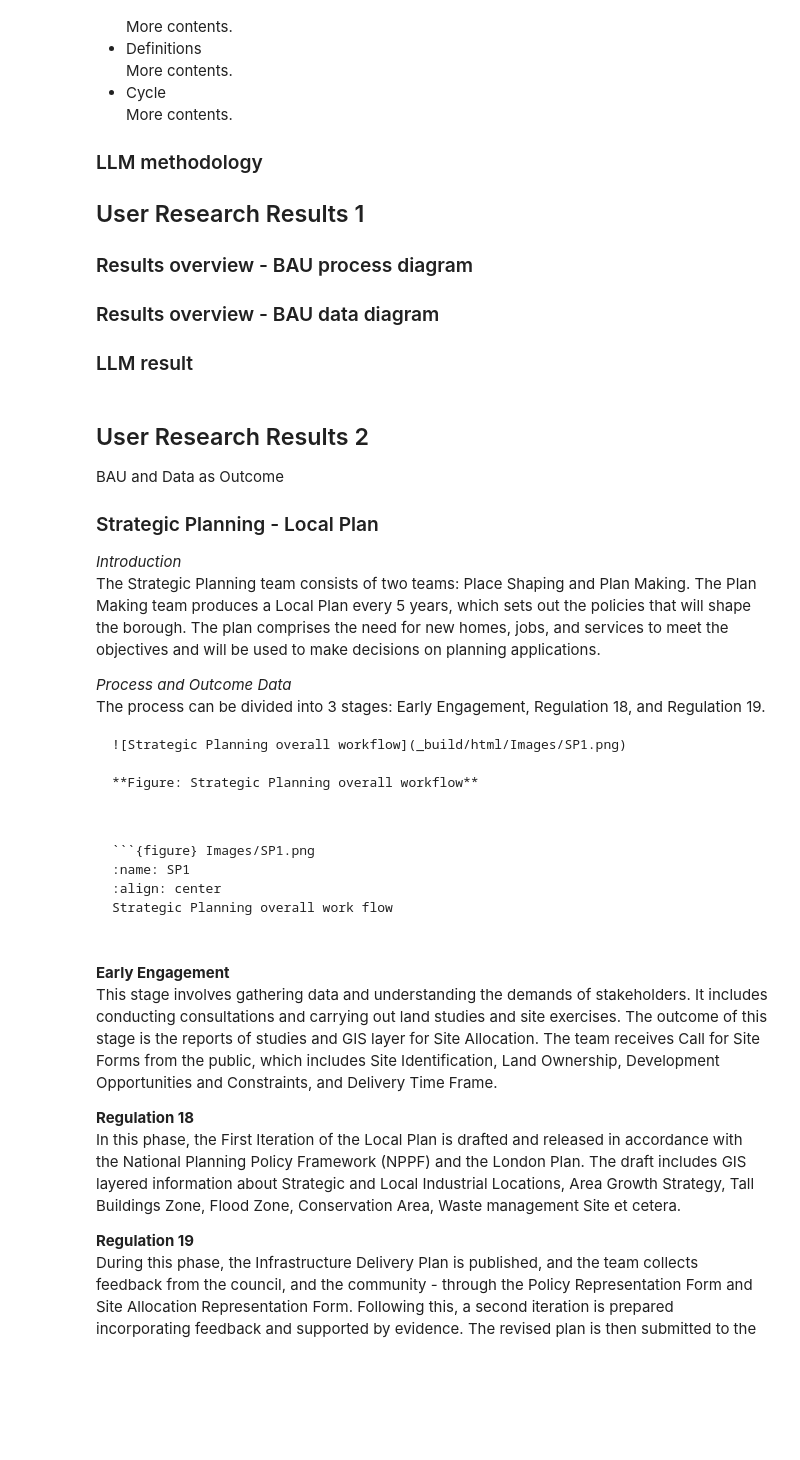
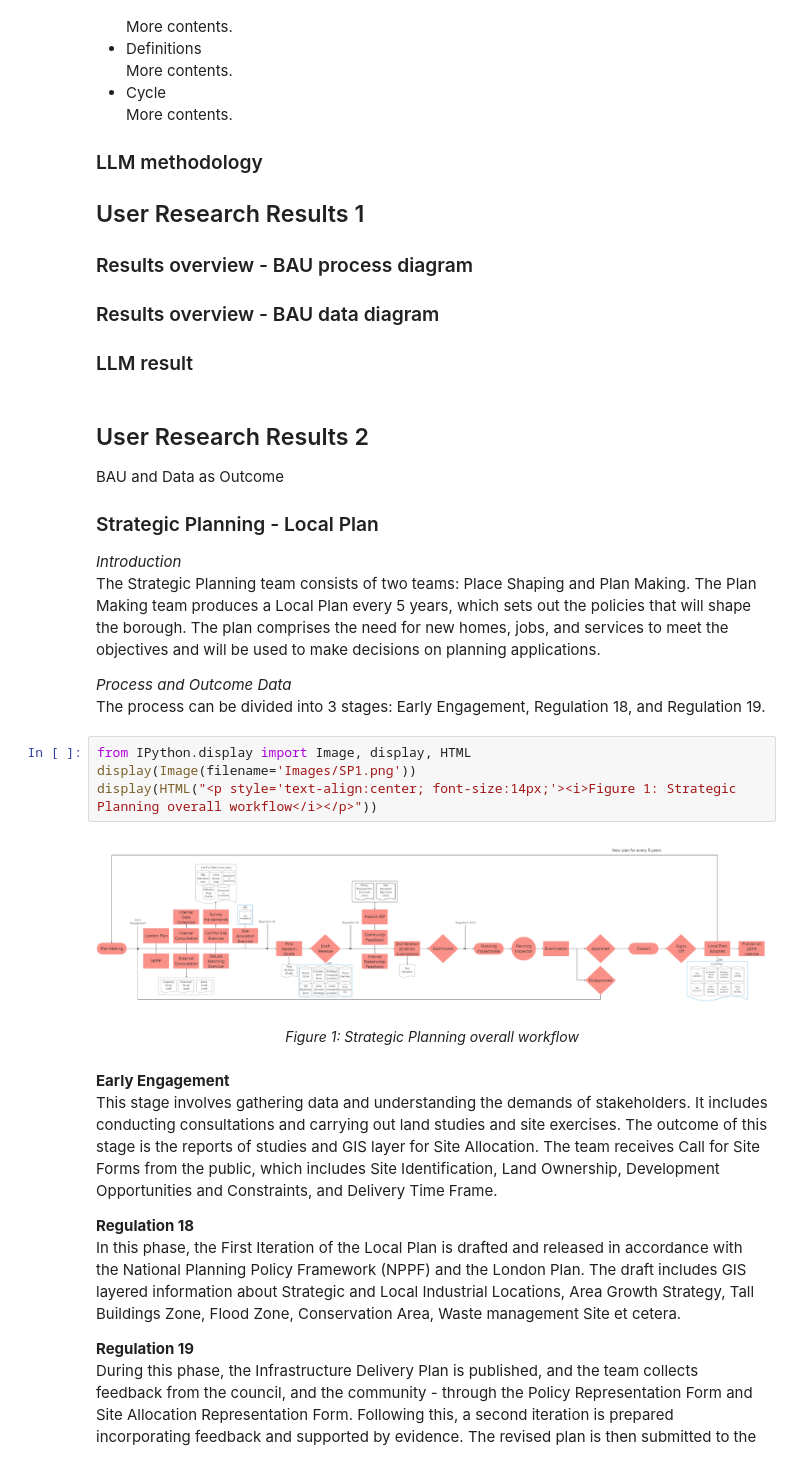
Before and after one commit to ELSinLBTH/HDT_Jupyterbook, a Jupyter notebook: mynewbook/housing-data-flow.ipynb, the cells around one changed output. Cells and saved outputs as stored; diff of their text form; blank space fills up the shorter version.

````diff
--- a/mynewbook/housing-data-flow.ipynb
+++ b/mynewbook/housing-data-flow.ipynb
@@ -56,19 +56,13 @@ The Strategic Planning team consists of two teams: Place Shaping and Plan Making
 
 *Process and Outcome Data*<br>
 The process can be divided into 3 stages: Early Engagement, Regulation 18, and Regulation 19.
-
-<!-- GitHub -->
-```{only} markdown
-![Strategic Planning overall workflow](_build/html/Images/SP1.png)
-
-**Figure: Strategic Planning overall workflow**
-# %% [markdown]
-
-```{only} html
-```{figure} Images/SP1.png
-:name: SP1
-:align: center
-Strategic Planning overall work flow
+# %%
+from IPython.display import Image, display, HTML
+display(Image(filename='Images/SP1.png'))
+display(HTML("<p style='text-align:center; font-size:14px;'><i>Figure 1: Strategic Planning overall workflow</i></p>"))
+# %% [output]
+[figure, added]
+Figure 1: Strategic Planning overall workflow
 # %% [markdown]
 
 **Early Engagement**<br>
````
Also changed, not shown: 41 other files.
